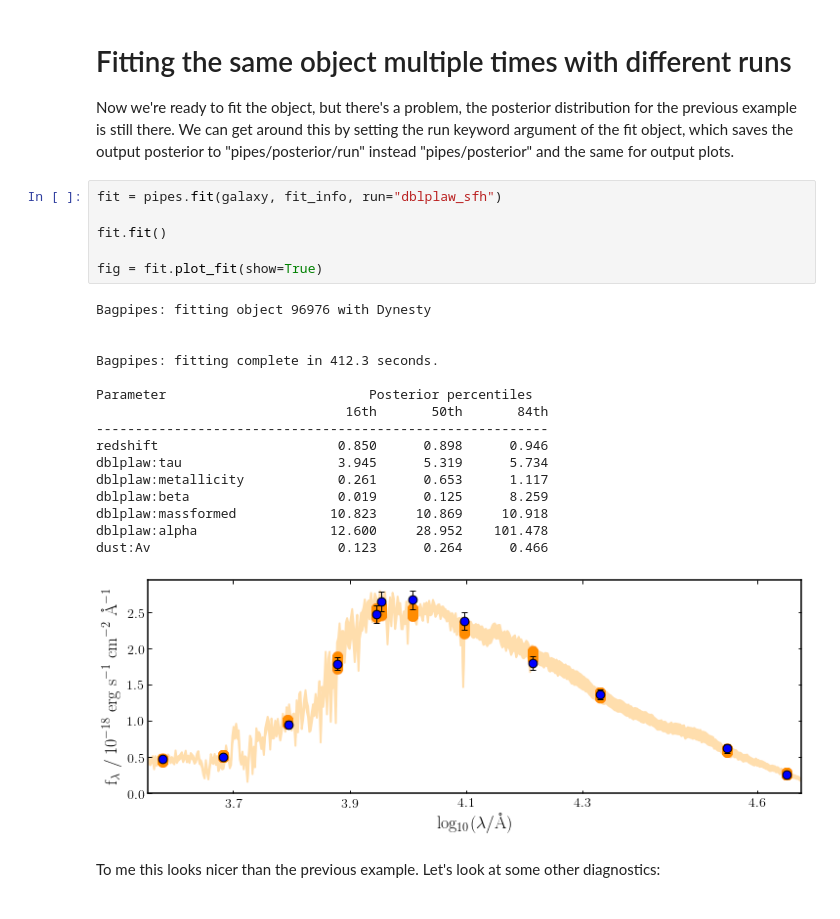
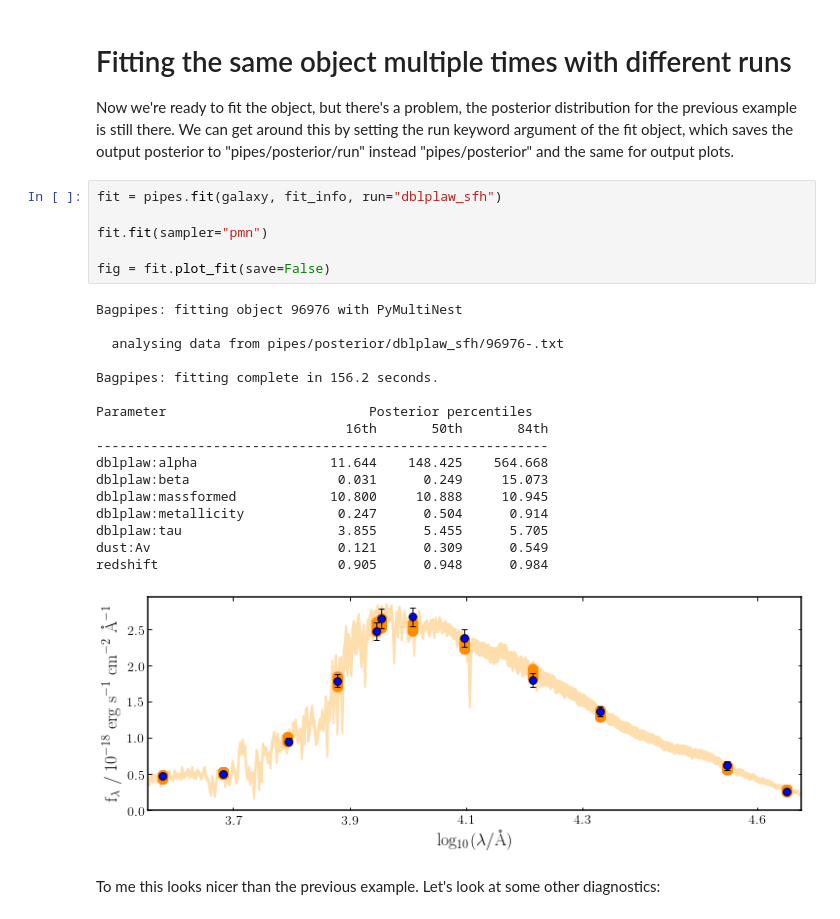
Before and after one commit to ACCarnall/bagpipes, a Jupyter notebook: examples/Example 4 - Fitting more complex models to photometry.ipynb, the cells around one changed output. Cells and saved outputs as stored; diff of their text form.

```diff
--- a/examples/Example 4 - Fitting more complex models to photometry.ipynb
+++ b/examples/Example 4 - Fitting more complex models to photometry.ipynb
@@ -107,26 +107,27 @@ Now we're ready to fit the object, but there's a problem, the posterior distribu
 # %%
 fit = pipes.fit(galaxy, fit_info, run="dblplaw_sfh")
 
-fit.fit()
+fit.fit(sampler="pmn")
 
-fig = fit.plot_fit(show=True)
+fig = fit.plot_fit(save=False)
 # %% [output]
-Bagpipes: fitting object 96976 with Dynesty
+Bagpipes: fitting object 96976 with PyMultiNest
 
+  analysing data from pipes/posterior/dblplaw_sfh/96976-.txt
 
-Bagpipes: fitting complete in 412.3 seconds.
+Bagpipes: fitting complete in 156.2 seconds.
 
 Parameter                          Posterior percentiles
                                 16th       50th       84th
 ----------------------------------------------------------
-redshift                       0.850      0.898      0.946
-dblplaw:tau                    3.945      5.319      5.734
-dblplaw:metallicity            0.261      0.653      1.117
-dblplaw:beta                   0.019      0.125      8.259
-dblplaw:massformed            10.823     10.869     10.918
-dblplaw:alpha                 12.600     28.952    101.478
-dust:Av                        0.123      0.264      0.466
+dblplaw:alpha                 11.644    148.425    564.668
+dblplaw:beta                   0.031      0.249     15.073
+dblplaw:massformed            10.800     10.888     10.945
+dblplaw:metallicity            0.247      0.504      0.914
+dblplaw:tau                    3.855      5.455      5.705
+dust:Av                        0.121      0.309      0.549
+redshift                       0.905      0.948      0.984
-[figure, old version]
+[figure, new version]
 # %% [markdown]
 To me this looks nicer than the previous example. Let's look at some other diagnostics:
 # %%
```
Also changed, not shown: parts of 3 cells of this notebook, 15 other files.
